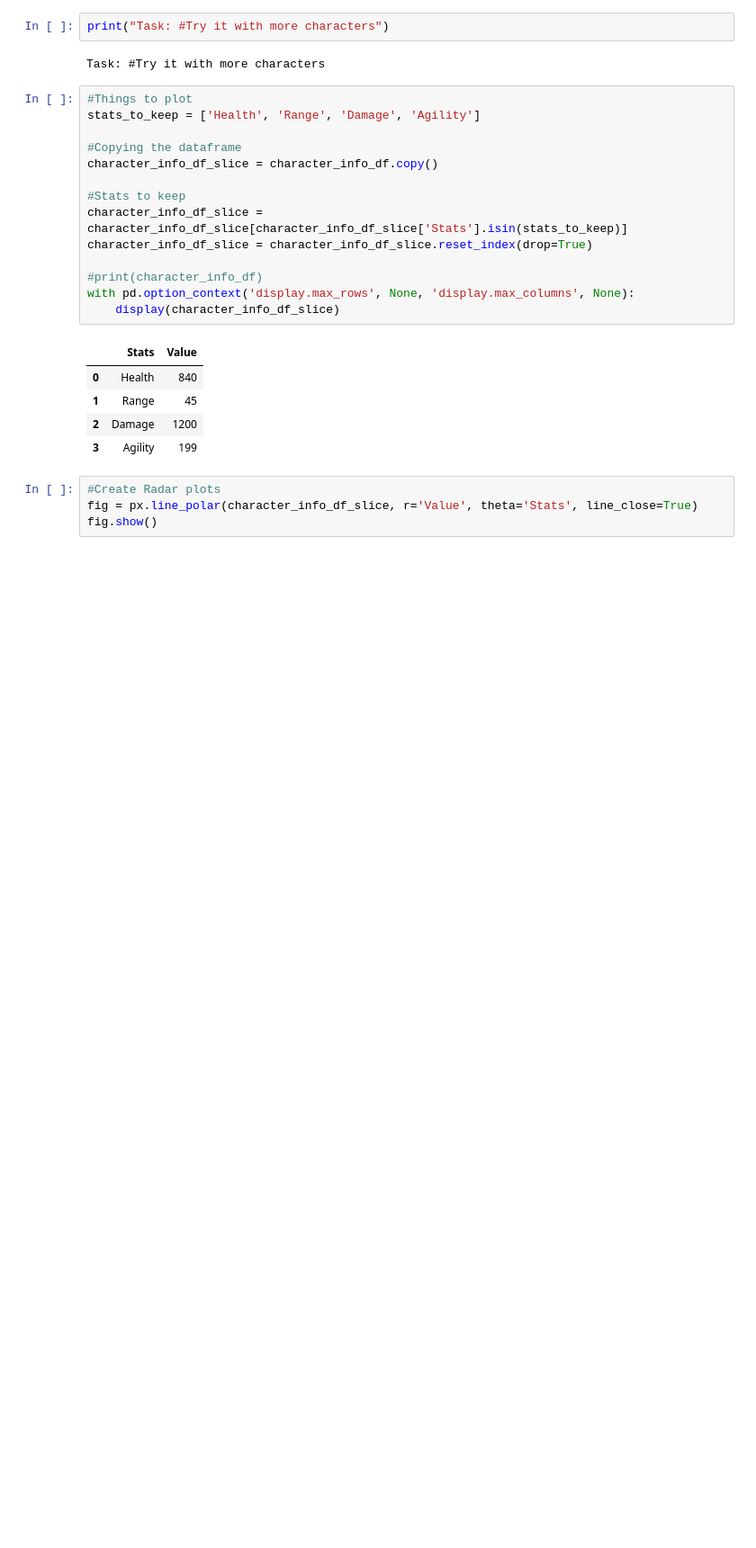
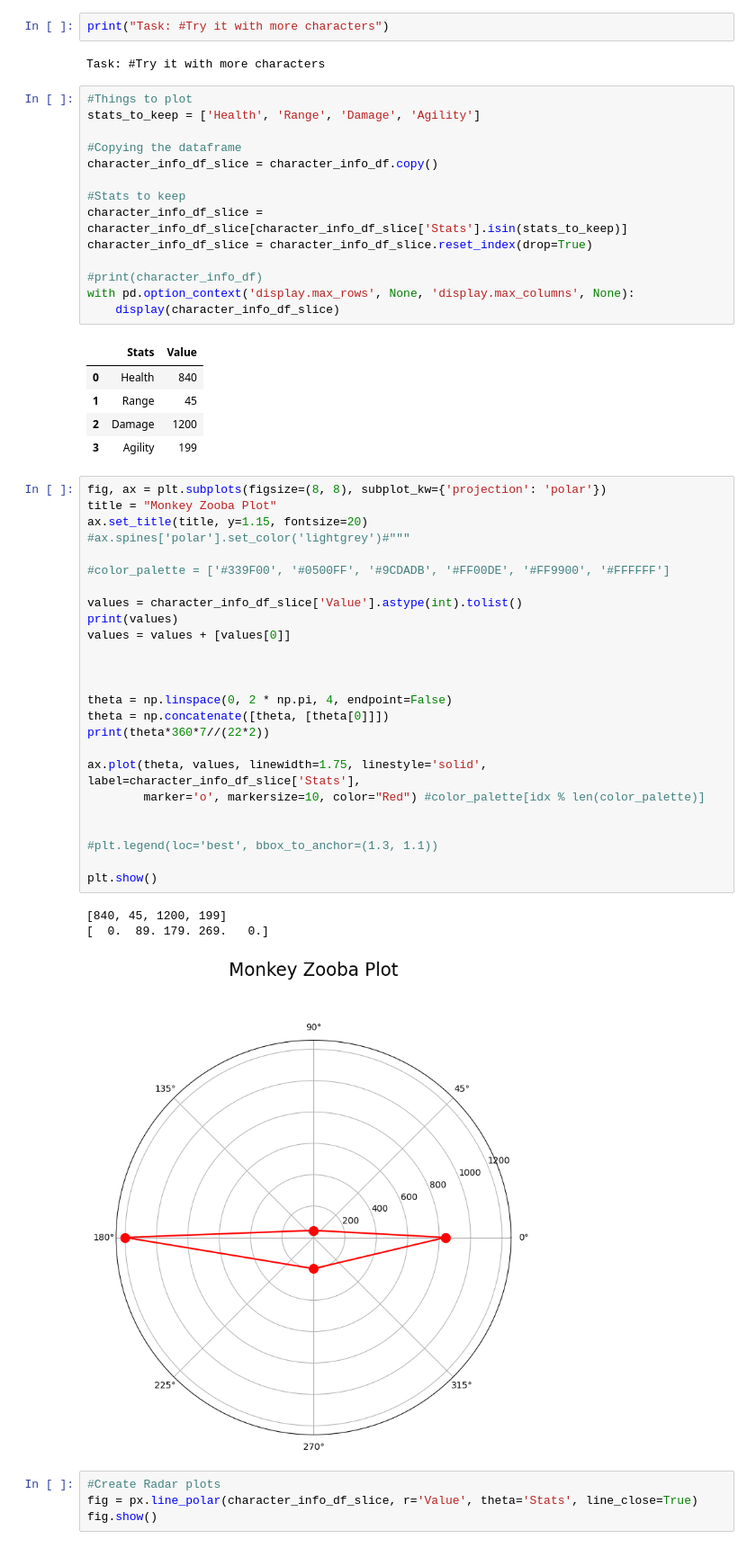
Before and after one commit to ViditSardana/Zooba, a Jupyter notebook: Radar_chart.ipynb, the cells around one changed output. Shown at 90% size. Saved outputs shown, nothing was run; the diff lists cells and outputs as text; blank space fills up the shorter version.

Commit message:
Started making Matplotlib radar chart

```diff
--- a/Radar_chart.ipynb
+++ b/Radar_chart.ipynb
@@ -124,6 +126,35 @@ with pd.option_context('display.max_rows', None, 'display.max_columns', None):
 | 1 | Range | 45 |
 | 2 | Damage | 1200 |
 | 3 | Agility | 199 |
+# %%
+fig, ax = plt.subplots(figsize=(8, 8), subplot_kw={'projection': 'polar'})
+title = "Monkey Zooba Plot"
+ax.set_title(title, y=1.15, fontsize=20)
+#ax.spines['polar'].set_color('lightgrey')#"""
+
+#color_palette = ['#339F00', '#0500FF', '#9CDADB', '#FF00DE', '#FF9900', '#FFFFFF']
+
+values = character_info_df_slice['Value'].astype(int).tolist()
+print(values)
+values = values + [values[0]]
+
+
+
+theta = np.linspace(0, 2 * np.pi, 4, endpoint=False)
+theta = np.concatenate([theta, [theta[0]]])
+print(theta*360*7//(22*2))
+
+ax.plot(theta, values, linewidth=1.75, linestyle='solid', label=character_info_df_slice['Stats'],
+        marker='o', markersize=10, color="Red") #color_palette[idx % len(color_palette)]
+
+
+#plt.legend(loc='best', bbox_to_anchor=(1.3, 1.1))
+
+plt.show()
+# %% [output]
+[840, 45, 1200, 199]
+[  0.  89. 179. 269.   0.]
+[figure, added]
 # %%
 #Create Radar plots
 fig = px.line_polar(character_info_df_slice, r='Value', theta='Stats', line_close=True)
```
Also changed, not shown: parts of 2 cells of this notebook.
